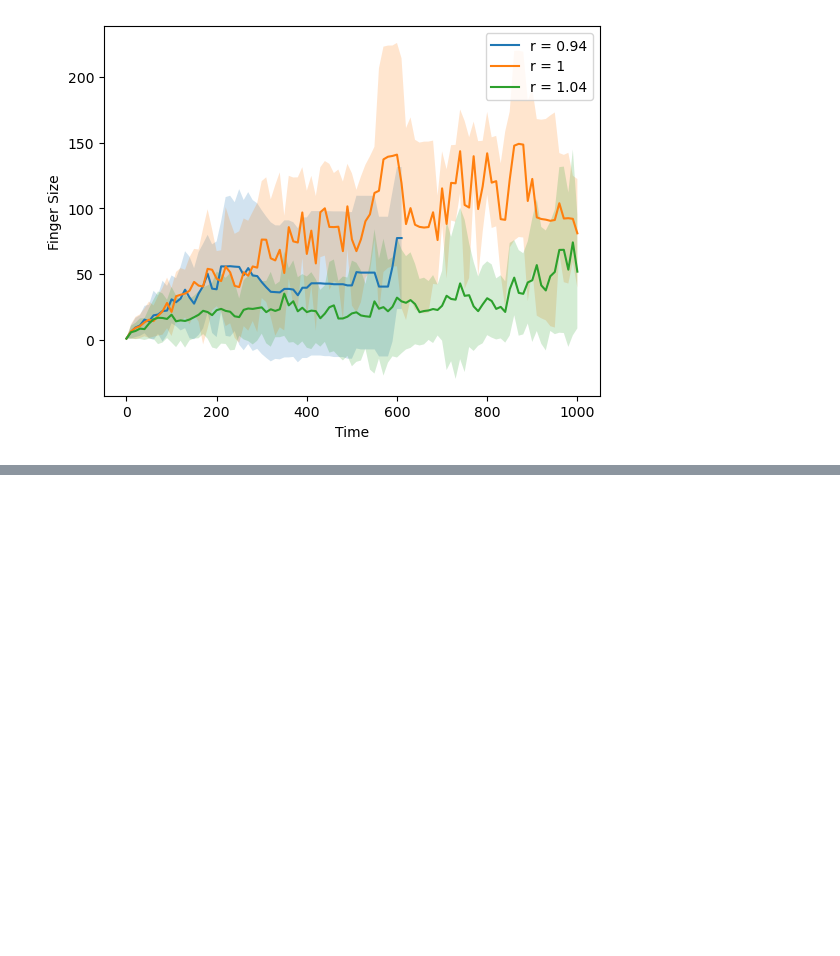
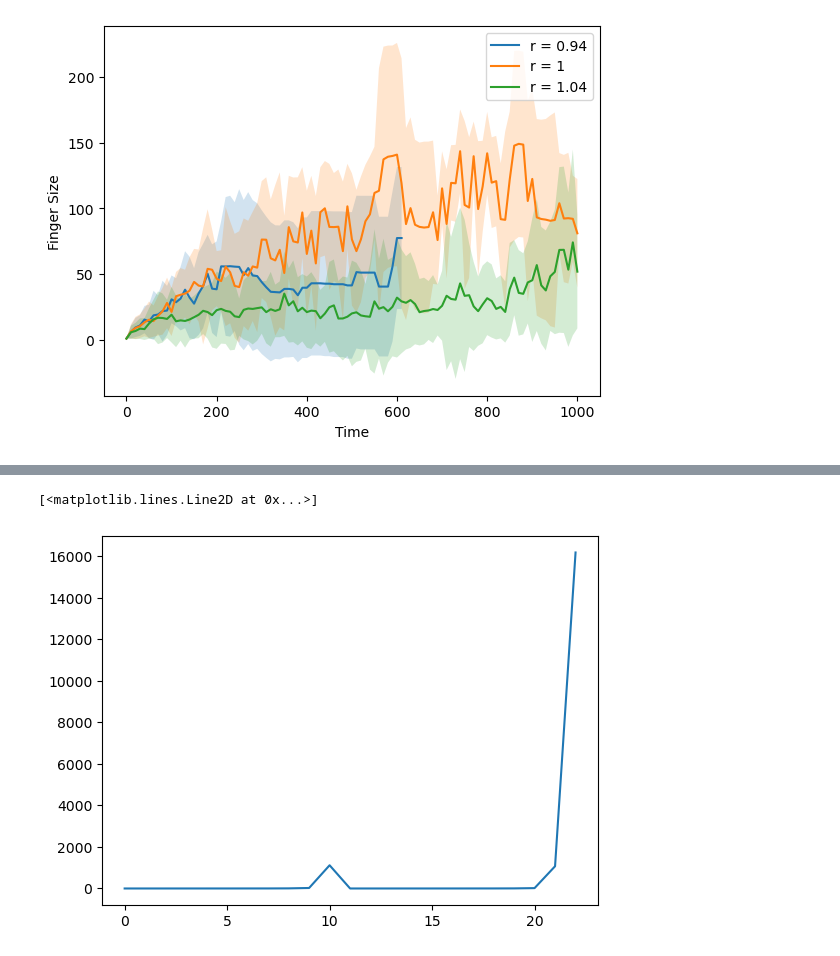
Before and after one commit to zhizhang1445/Project5, a Jupyter notebook: Zhi/scrapNotebook.ipynb, the cells around one changed output, grey strips where cells are left out. Cells and saved outputs as stored; diff of their text form; code cells hidden in the pictures; blank space fills up the shorter version.

```diff
--- a/Zhi/scrapNotebook.ipynb
+++ b/Zhi/scrapNotebook.ipynb
@@ -212,0 +289,21 @@ plt.legend()
+# %%
+max_heights_mean, max_heights_std = sweep_max_height(params)
+# %%
+taus = 10**np.arange(-1, 0.2, 0.1)
+f = lambda x: np.divide((1-np.exp(-1*x)), (np.exp(-1*x)))
+i = 0
+plt.plot(taus, f(taus), label='Jakob')
+
+for dom in [100, 500, 1000]:
+    params["dom"] = dom
+    max_heights_mean, max_heights_std = sweep_max_height(params)
+    y_low = np.array(max_heights_mean) - np.array(max_heights_std)
+    y_high = np.array(max_heights_mean) + np.array(max_heights_std)
+    plt.plot(taus, max_heights_mean, label=f'Data L = {dom}')
+    plt.fill_between(taus, y_low, y_high, alpha=0.2)
+    i+=1
+plt.xscale('log')
+plt.yscale('log')
+plt.xlabel(r"$\tau$ [1/s]")
+plt.ylabel("Height at Death [1]")
+plt.legend()
@@ -212,0 +314,5 @@ plt.legend()
+# %%
+plt.plot(max_heights_mean)
+# %% [output]
+[<matplotlib.lines.Line2D at 0x...>]
+[figure, added]
```
Also changed, not shown: parts of 7 cells of this notebook, 3 other files.
